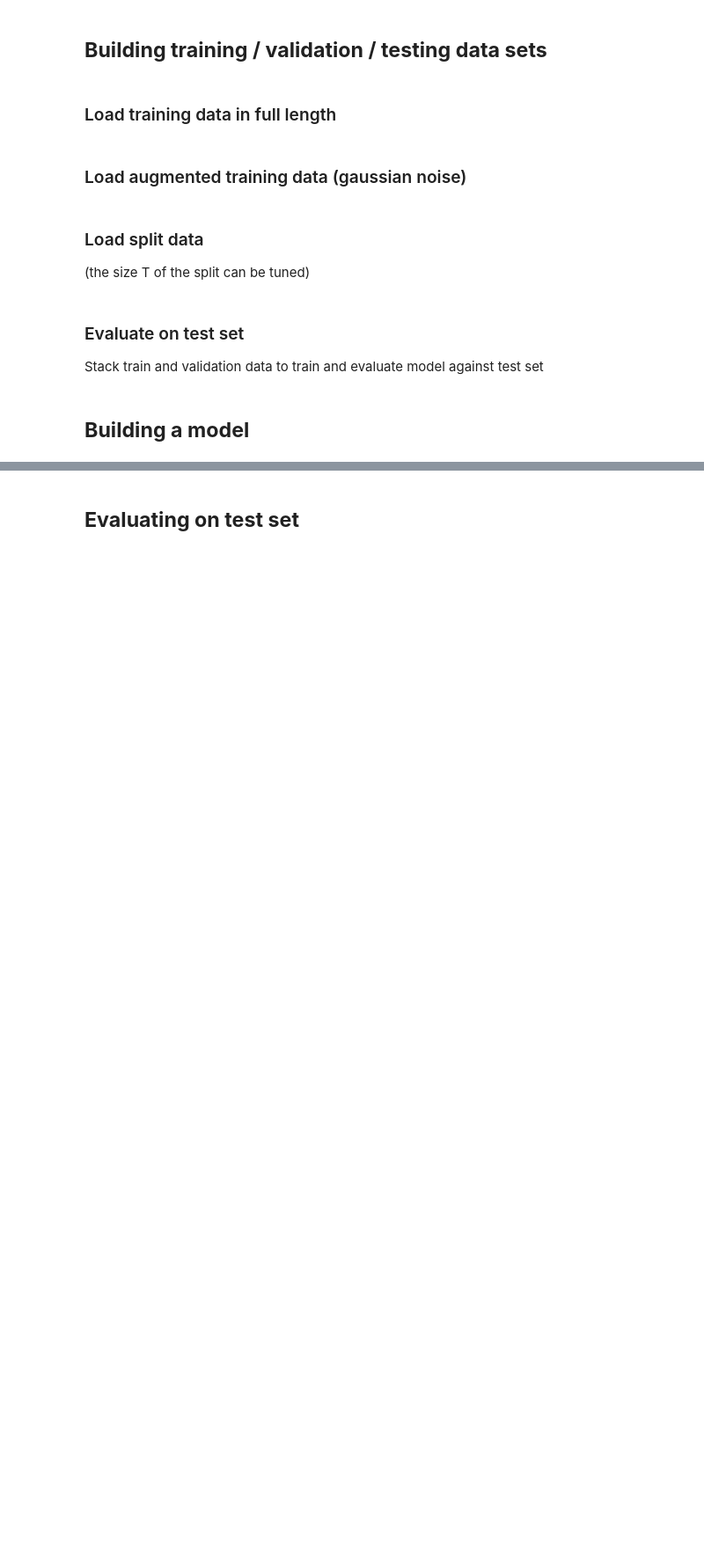
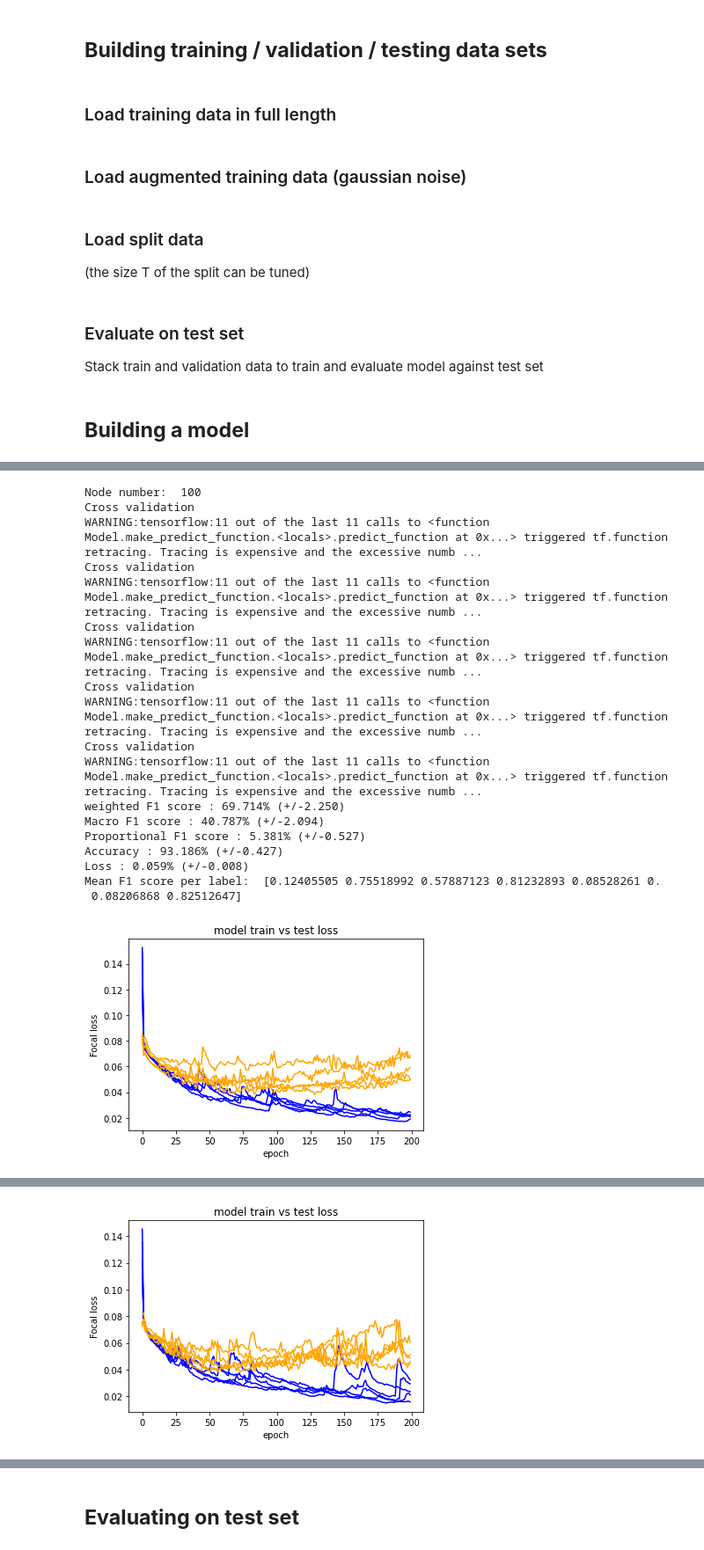
Before and after one commit to PhiCtl/Fireflies, a Jupyter notebook: Model_training_LSTM.ipynb, the cells around one changed output, grey strips where cells are left out. Shown at 88% size. Cells and saved outputs as stored; diff of their text form; code cells hidden in the pictures; blank space fills up the shorter version.

```diff
--- a/Model_training_LSTM.ipynb
+++ b/Model_training_LSTM.ipynb
@@ -64,8 +108,0 @@ Cross validation number of nodes and model type
-# %%
-for node in [100,200,300,400,500]:
-  print('Node number: ', node)
-  run_exp_hist(X_tr,Y_tr, test[0], test[1], node = node, m_type=0)
-# %%
-for node in [600,700,800,900,1000]:
-  print('Node number: ', node)
-  run_exp_hist(X_tr,Y_tr, test[0], test[1], node = node, m_type=0, CV = True)
@@ -74,4 +108,0 @@ Cross validation on dropout.
-# %%
-for d in [0,0.1,0.2,0.3]:
-  print('Dropout value : ', d)
-  run_exp_hist(X_tr,Y_tr, test[0], test[1], node = 100, m_type=0, dropout = d, CV = True)
@@ -85,0 +192,4 @@ Cross validation on data structure (split windows)
+# %%
+for d in [0,0.1,0.2,0.3]:
+  print('Dropout value : ', d)
+  run_exp_hist(X_tr,Y_tr, test[0], test[1], node = 100, m_type=2, dropout = d, epochs = 100, CV = True)
@@ -85,0 +220,24 @@ Cross validation on data structure (split windows)
+# %%
+for node in [100,200,300,400,500]:
+  print('Node number: ', node)
+  run_exp_hist(X_tr,Y_tr, test[0], test[1], node = node, m_type=1)
+# %% [output]
+Node number:  100
+Cross validation
+WARNING:tensorflow:11 out of the last 11 calls to <function Model.make_predict_function.<locals>.predict_function at 0x...> triggered tf.function retracing. Tracing is expensive and the excessive numb ...
+Cross validation
+WARNING:tensorflow:11 out of the last 11 calls to <function Model.make_predict_function.<locals>.predict_function at 0x...> triggered tf.function retracing. Tracing is expensive and the excessive numb ...
+Cross validation
+WARNING:tensorflow:11 out of the last 11 calls to <function Model.make_predict_function.<locals>.predict_function at 0x...> triggered tf.function retracing. Tracing is expensive and the excessive numb ...
+Cross validation
+WARNING:tensorflow:11 out of the last 11 calls to <function Model.make_predict_function.<locals>.predict_function at 0x...> triggered tf.function retracing. Tracing is expensive and the excessive numb ...
+Cross validation
+WARNING:tensorflow:11 out of the last 11 calls to <function Model.make_predict_function.<locals>.predict_function at 0x...> triggered tf.function retracing. Tracing is expensive and the excessive numb ...
+weighted F1 score : 69.714% (+/-2.250)
+Macro F1 score : 40.787% (+/-2.094)
+Proportional F1 score : 5.381% (+/-0.527)
+Accuracy : 93.186% (+/-0.427)
+Loss : 0.059% (+/-0.008)
+Mean F1 score per label:  [0.12405505 0.75518992 0.57887123 0.81232893 0.08528261 0.
+ 0.08206868 0.82512647]
+[figure, added]
@@ -85,0 +262 @@ Cross validation on data structure (split windows)
+[figure, added]
```
Also changed, not shown: parts of 44 cells of this notebook.
